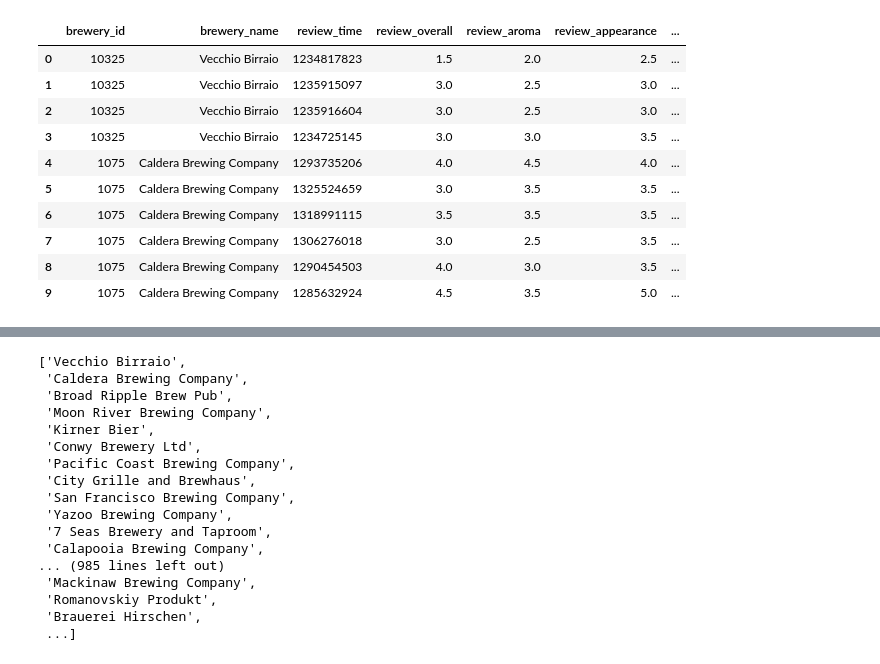
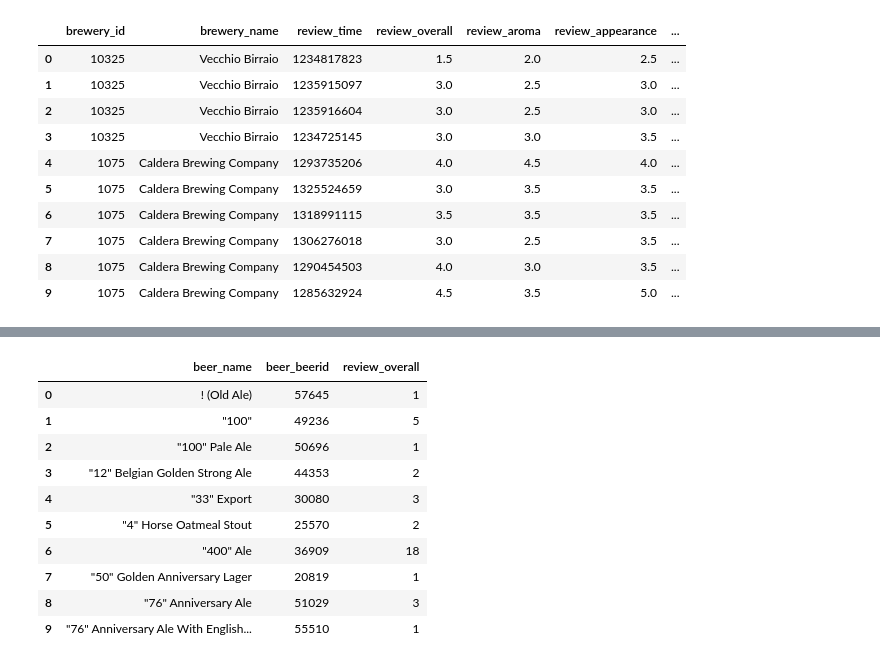
Before and after one commit to kreitlerj/Beer-Data-Project, a Jupyter notebook: Beer_Data_Cleaning.ipynb, the cells around one changed output, grey strips where cells are left out. Saved outputs shown, nothing was run; the diff lists cells and outputs as text; code cells hidden in the pictures.

```diff
--- a/Beer_Data_Cleaning.ipynb
+++ b/Beer_Data_Cleaning.ipynb
@@ -61,33 +65,18 @@ ind_beer_rating_df
-# %%
-#Create a dataframe of Breweries
-breweries = list(beer_data['brewery_name'].unique())
-breweries_df = pd.DataFrame(breweries)
-
-#Remove special brewery names with weird characters
-clean_brew_df = breweries_df[~breweries_df[0].astype(str).str.contains('[^a-zA-Z0-9 ]', regex=True)]
-clean_brew_df = clean_brew_df.reset_index()
-clean_brew_df = clean_brew_df.drop(columns='index')
-clean_brew_df = clean_brew_df.rename(columns=({0: "Brewery"}))
-
-#Preview the data
-clean_brew_df.head()
-clean_list = list(clean_brew_df['Brewery'])
-clean_list
-# %% [output]
-['Vecchio Birraio',
- 'Caldera Brewing Company',
- 'Broad Ripple Brew Pub',
- 'Moon River Brewing Company',
- 'Kirner Bier',
- 'Conwy Brewery Ltd',
- 'Pacific Coast Brewing Company',
- 'City Grille and Brewhaus',
- 'San Francisco Brewing Company',
- 'Yazoo Brewing Company',
- '7 Seas Brewery and Taproom',
- 'Calapooia Brewing Company',
-... (985 lines left out)
- 'Mackinaw Brewing Company',
- 'Romanovskiy Produkt',
- 'Brauerei Hirschen',
- ...]
+# %%
+#Create a datafame to hold the total amount of reviews for each beer
+beer_review_count = beer_data.groupby(['beer_name', 'beer_beerid']).count()
+beer_review_count = beer_review_count[['review_overall']]
+beer_review_count = beer_review_count.reset_index()
+beer_review_count.head(10)
+# %% [output]
+|  | beer_name | beer_beerid | review_overall |
+| 0 | ! (Old Ale) | 57645 | 1 |
+| 1 | "100" | 49236 | 5 |
+| 2 | "100" Pale Ale | 50696 | 1 |
+| 3 | "12" Belgian Golden Strong Ale | 44353 | 2 |
+| 4 | "33" Export | 30080 | 3 |
+| 5 | "4" Horse Oatmeal Stout | 25570 | 2 |
+| 6 | "400" Ale | 36909 | 18 |
+| 7 | "50" Golden Anniversary Lager | 20819 | 1 |
+| 8 | "76" Anniversary Ale | 51029 | 3 |
+| 9 | "76" Anniversary Ale With English... | 55510 | 1 |
```
Also changed, not shown: parts of 18 cells of this notebook.
